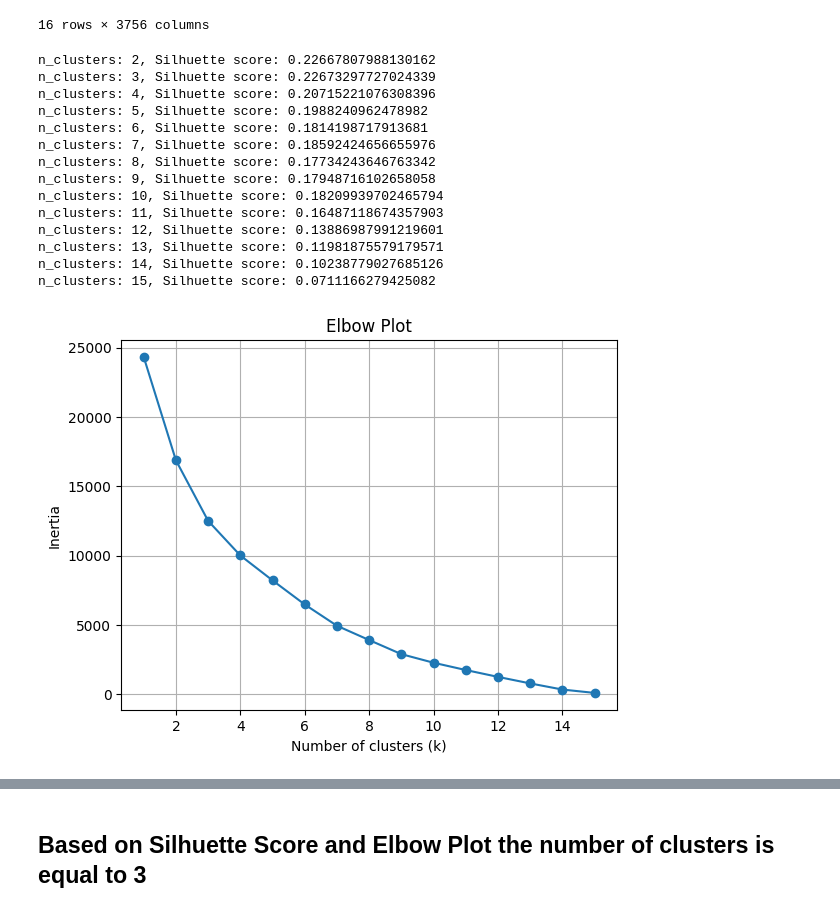
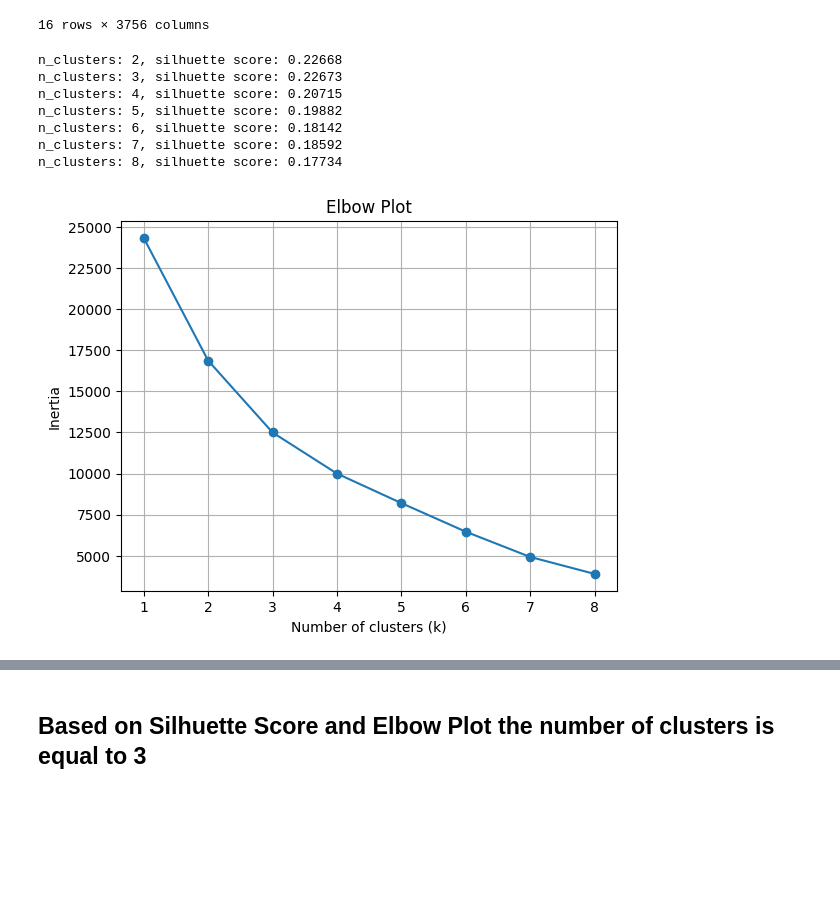
Before and after one commit to aantonov23/clustering-wellington-weather-stations, a Jupyter notebook: 6_clustering_evaluating.ipynb, the cells around one changed output, grey strips where cells are left out. Cells and saved outputs as stored; diff of their text form; code cells hidden in the pictures; blank space fills up the shorter version.

```diff
--- a/6_clustering_evaluating.ipynb
+++ b/6_clustering_evaluating.ipynb
@@ -76,21 +79,14 @@ def elbow_plot_and_silhuette(data, k):
 # %%
-elbow_plot_and_silhuette(df_pivot, 16)
+elbow_plot_and_silhuette(df_pivot, 9)
 # %% [output]
-n_clusters: 2, Silhuette score: 0.22667807988130162
-n_clusters: 3, Silhuette score: 0.22673297727024339
-n_clusters: 4, Silhuette score: 0.20715221076308396
-n_clusters: 5, Silhuette score: 0.1988240962478982
-n_clusters: 6, Silhuette score: 0.1814198717913681
-n_clusters: 7, Silhuette score: 0.18592424656655976
-n_clusters: 8, Silhuette score: 0.17734243646763342
-n_clusters: 9, Silhuette score: 0.17948716102658058
-n_clusters: 10, Silhuette score: 0.18209939702465794
-n_clusters: 11, Silhuette score: 0.16487118674357903
-n_clusters: 12, Silhuette score: 0.13886987991219601
-n_clusters: 13, Silhuette score: 0.11981875579179571
-n_clusters: 14, Silhuette score: 0.10238779027685126
-n_clusters: 15, Silhuette score: 0.0711166279425082
+n_clusters: 2, silhuette score: 0.22668
+n_clusters: 3, silhuette score: 0.22673
+n_clusters: 4, silhuette score: 0.20715
+n_clusters: 5, silhuette score: 0.19882
+n_clusters: 6, silhuette score: 0.18142
+n_clusters: 7, silhuette score: 0.18592
+n_clusters: 8, silhuette score: 0.17734
-[figure, old version]
+[figure, new version]
 # %%
 X = df_pivot
 print(X.shape)
```
Also changed, not shown: parts of 16 cells of this notebook, 6 other files.
